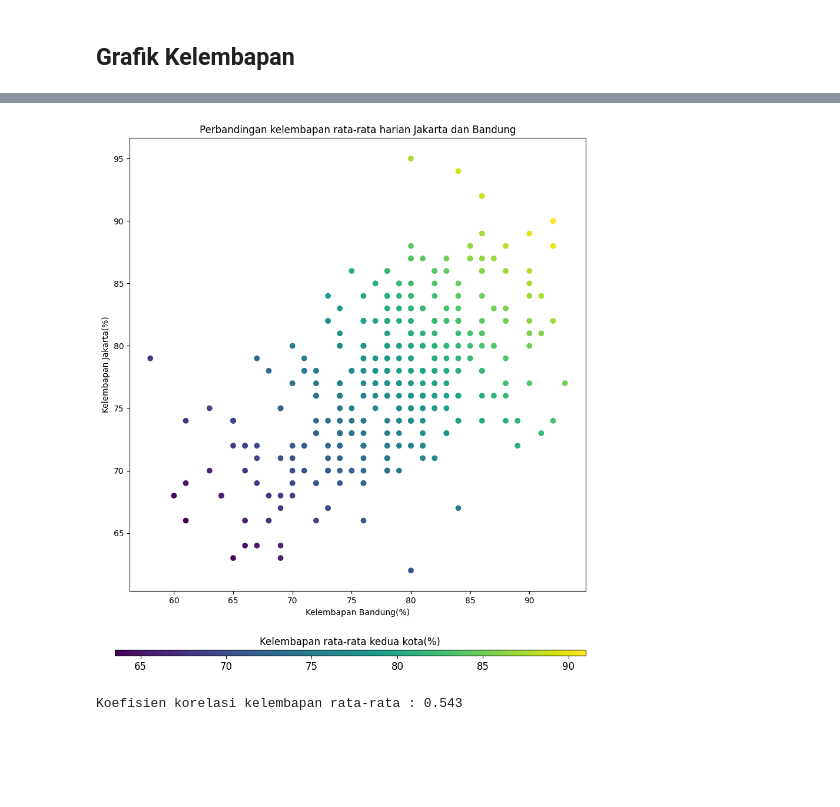
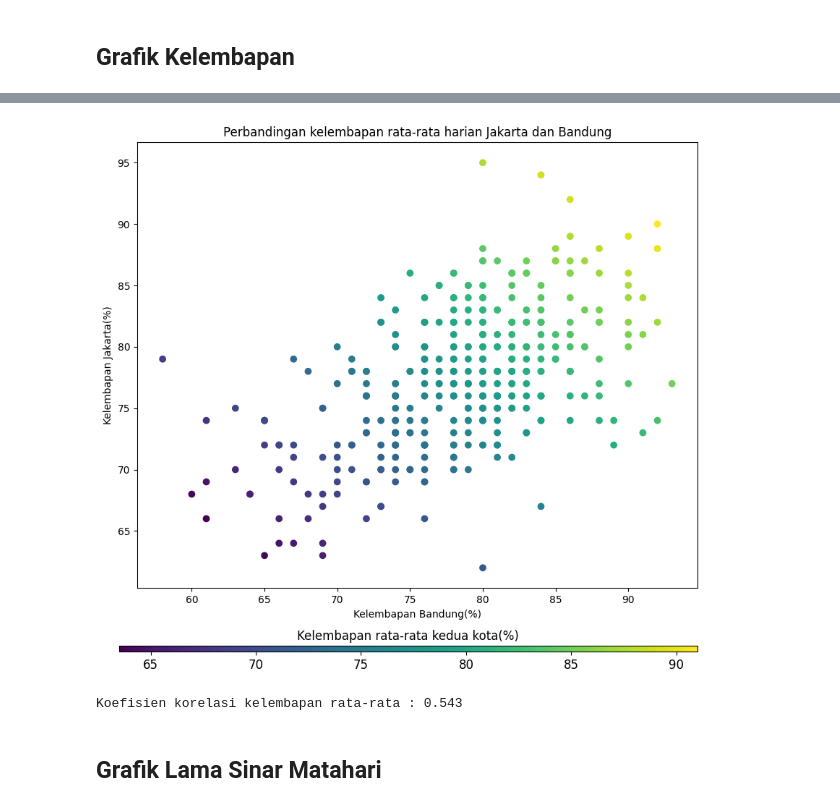
Before and after one commit to KaonWry/tubes-2-pengkom, a Jupyter notebook: main.ipynb, the cells around one changed output, grey strips where cells are left out. Drawn from its saved outputs; the diff is of its cells as text; code cells hidden in the pictures; blank space fills up the shorter version.

Commit message:
Grafik sinar matahari

```diff
--- a/main.ipynb
+++ b/main.ipynb
@@ -224,15 +238,17 @@ plt.show()
 # %%
-plt.figure(figsize=(10,10))
+plt.figure(figsize=(10,8))
 plt.title('Perbandingan kelembapan rata-rata harian Jakarta dan Bandung')
 plt.scatter(dfBandung['RH_avg'], dfJakarta['RH_avg'], c=(dfBandung['RH_avg'] + dfJakarta['RH_avg'])/2)
 plt.xlabel('Kelembapan Bandung(%)')
 plt.ylabel('Kelembapan Jakarta(%)')
 cax = plt.axes([0.1, 0, 0.8, 0.01])
 clb=plt.colorbar(cax=cax,orientation="horizontal")
 clb.ax.tick_params(labelsize=12)
 clb.ax.set_title('Kelembapan rata-rata kedua kota(%)',fontsize=12)
 plt.show()
 print(f"Koefisien korelasi kelembapan rata-rata : {round(dfBandung['RH_avg'].corr(dfJakarta['RH_avg']), 3)}")
 # %% [output]
-[figure, old version]
+[figure, new version]
 Koefisien korelasi kelembapan rata-rata : 0.543
+# %% [markdown]
+## Grafik Lama Sinar Matahari
```
Also changed, not shown: parts of 12 cells of this notebook.
